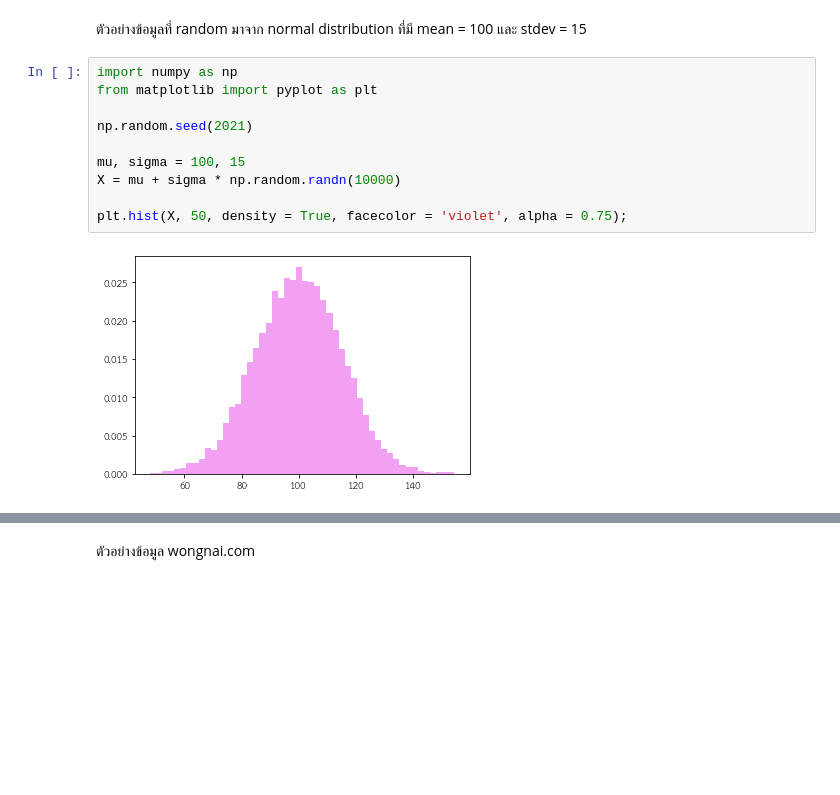
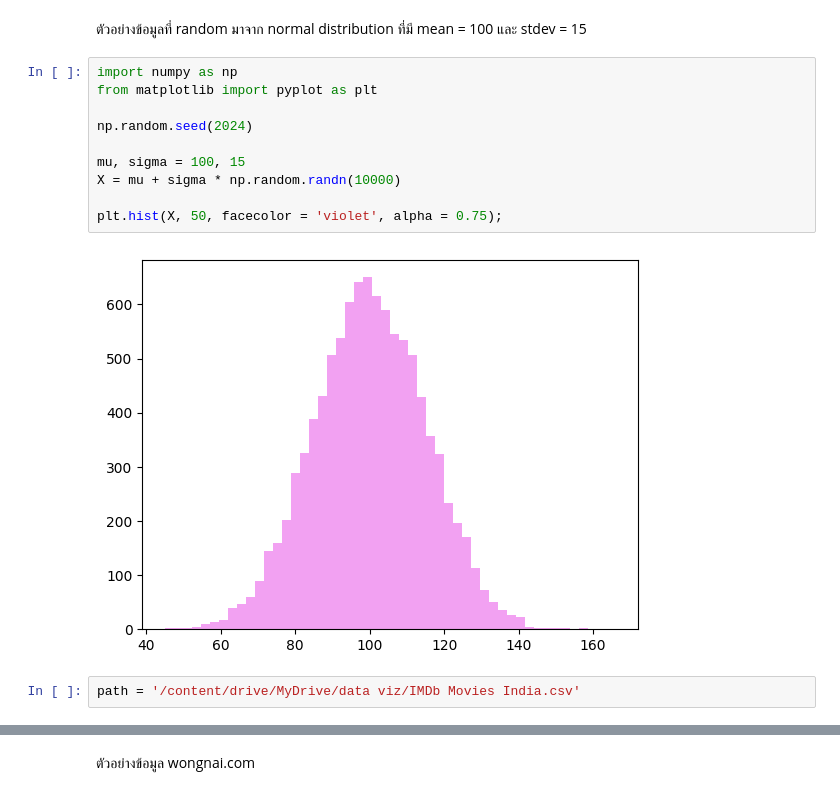
Before and after one commit to Natkitta252603/Python_dataviz2024, a Jupyter notebook: Visualize_Data_Comparison.ipynb, the cells around one changed output, grey strips where cells are left out. Drawn from its saved outputs; the diff is of its cells as text; blank space fills up the shorter version.

```diff
--- a/Visualize_Data_Comparison.ipynb
+++ b/Visualize_Data_Comparison.ipynb
@@ -552,12 +552,14 @@ plt.show()
 # %%
 import numpy as np
 from matplotlib import pyplot as plt
 
-np.random.seed(2021)
+np.random.seed(2024)
 
 mu, sigma = 100, 15
 X = mu + sigma * np.random.randn(10000)
 
-plt.hist(X, 50, density = True, facecolor = 'violet', alpha = 0.75);
+plt.hist(X, 50, facecolor = 'violet', alpha = 0.75);
 # %% [output]
-[figure, old version]
+[figure, new version]
+# %%
+path = '/content/drive/MyDrive/data viz/IMDb Movies India.csv'
```
Also changed, not shown: parts of 12 cells of this notebook.
